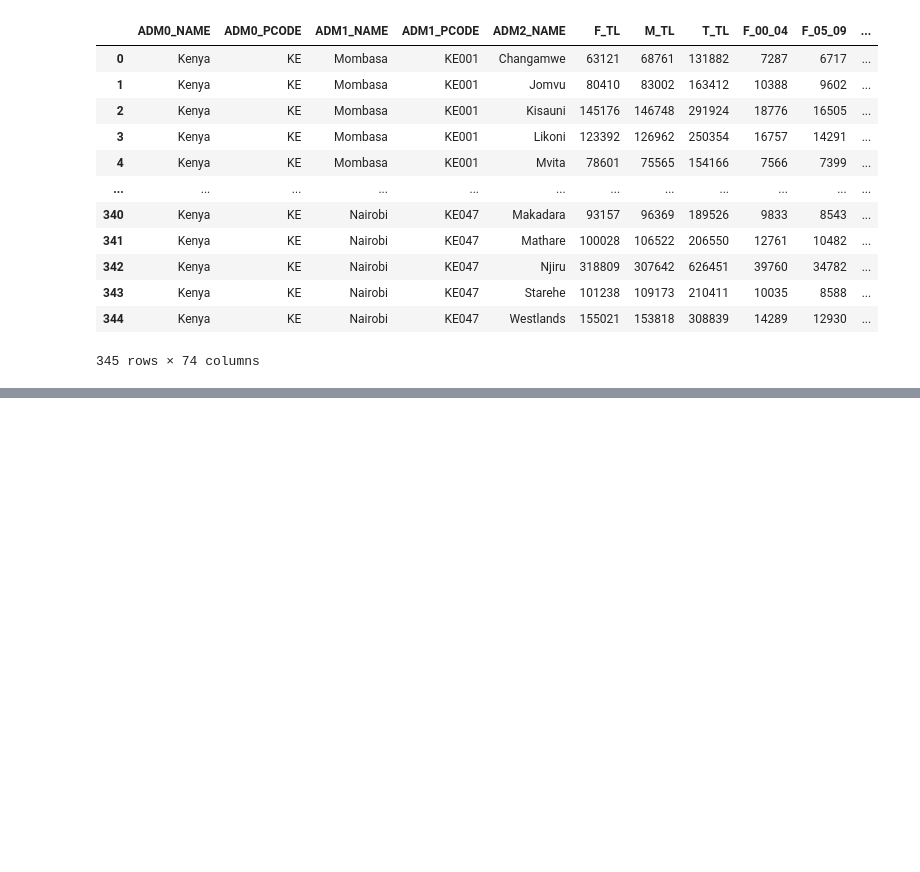
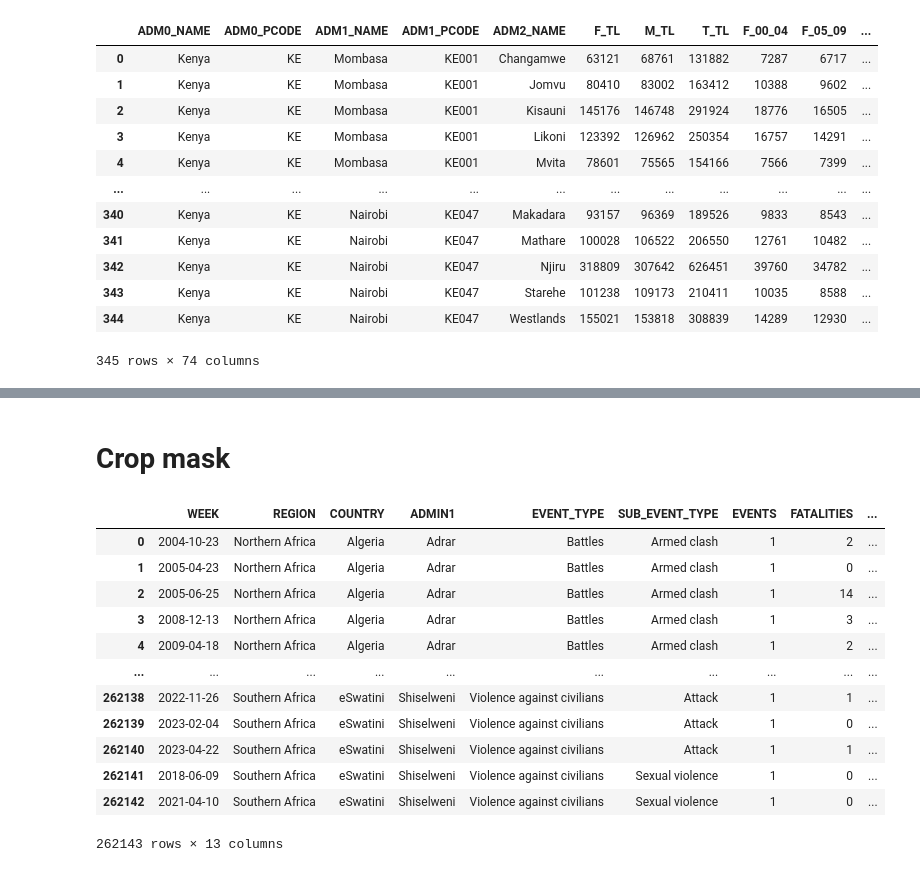
Before and after one commit to halim-jun/subnational_price_prediction, a Jupyter notebook: src/notebook/v2_subnational_analysis.ipynb, the cells around one changed output, grey strips where cells are left out. Cells and saved outputs as stored; diff of their text form; code cells hidden in the pictures; blank space fills up the shorter version.

```diff
--- a/src/notebook/v2_subnational_analysis.ipynb
+++ b/src/notebook/v2_subnational_analysis.ipynb
@@ -3,10 +3,12 @@ import pandas as pd
 # %% [markdown]
 # Price data
 # %%
-
-price = pd.read_parquet("https://drive.google.com/file/d/1In0phmpmTLejavhAz8MsdhfPPDXPz0gM/view?usp=drive_link")
+csv_path = "../../data/worldbank_imputed_price_data/WLD_RTFP_mkt_2026-02-03.csv"
+price = pd.read_csv(csv_path)
 
 target_countries = ['Kenya', 'Ethiopia', 'Somalia']
 print("Unique countries in price DataFrame:", price['country'].unique())
 target_countries_df = price[price['country'].isin(target_countries)]
+pd.set_option('display.max_columns', None)   # 컬럼 개수 제한 해제
+
 target_countries_df.head()
@@ -69,0 +183,2 @@ ken_pop_boundary
+# %% [markdown]
+# Crop mask
@@ -69,0 +204,19 @@ ken_pop_boundary
+# %%
+ACELD_path = "../../data/raw/acled/Africa_aggregated_data_up_to-2026-01-03.xlsx"
+acled = pd.read_excel(ACELD_path)
+# %%
+acled
+# %% [output]
+|  | WEEK | REGION | COUNTRY | ADMIN1 | EVENT_TYPE | SUB_EVENT_TYPE | EVENTS | FATALITIES | ... |
+| 0 | 2004-10-23 | Northern Africa | Algeria | Adrar | Battles | Armed clash | 1 | 2 | ... |
+| 1 | 2005-04-23 | Northern Africa | Algeria | Adrar | Battles | Armed clash | 1 | 0 | ... |
+| 2 | 2005-06-25 | Northern Africa | Algeria | Adrar | Battles | Armed clash | 1 | 14 | ... |
+| 3 | 2008-12-13 | Northern Africa | Algeria | Adrar | Battles | Armed clash | 1 | 3 | ... |
+| 4 | 2009-04-18 | Northern Africa | Algeria | Adrar | Battles | Armed clash | 1 | 2 | ... |
+| ... | ... | ... | ... | ... | ... | ... | ... | ... | ... |
+| 262138 | 2022-11-26 | Southern Africa | eSwatini | Shiselweni | Violence against civilians | Attack | 1 | 1 | ... |
+| 262139 | 2023-02-04 | Southern Africa | eSwatini | Shiselweni | Violence against civilians | Attack | 1 | 0 | ... |
+| 262140 | 2023-04-22 | Southern Africa | eSwatini | Shiselweni | Violence against civilians | Attack | 1 | 1 | ... |
+| 262141 | 2018-06-09 | Southern Africa | eSwatini | Shiselweni | Violence against civilians | Sexual violence | 1 | 0 | ... |
+| 262142 | 2021-04-10 | Southern Africa | eSwatini | Shiselweni | Violence against civilians | Sexual violence | 1 | 0 | ... |
+262143 rows × 13 columns
```
Also changed, not shown: parts of 15 cells of this notebook, 34 other files.
